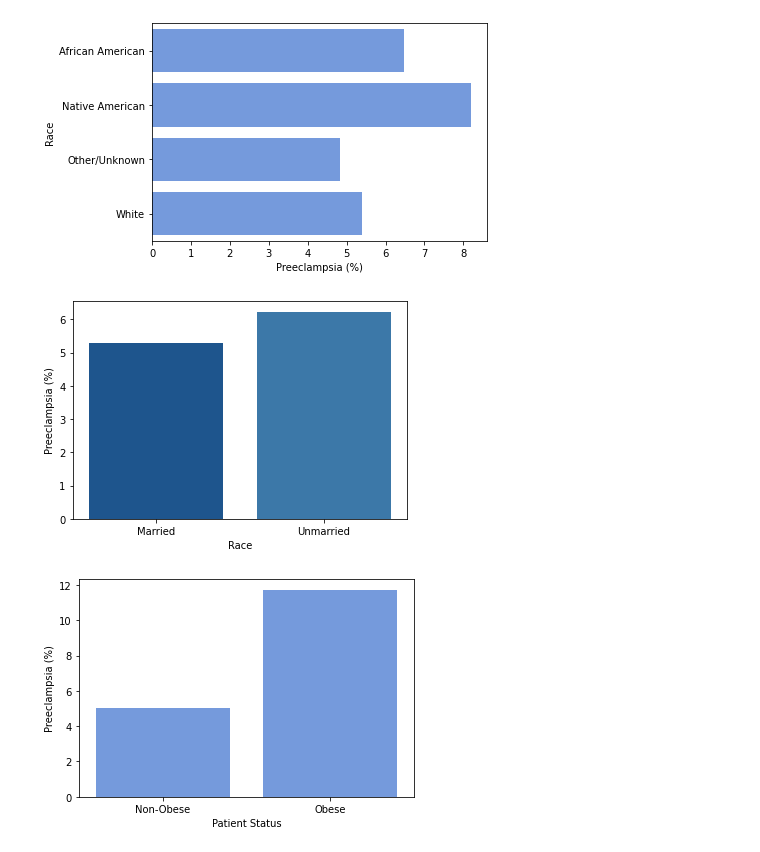
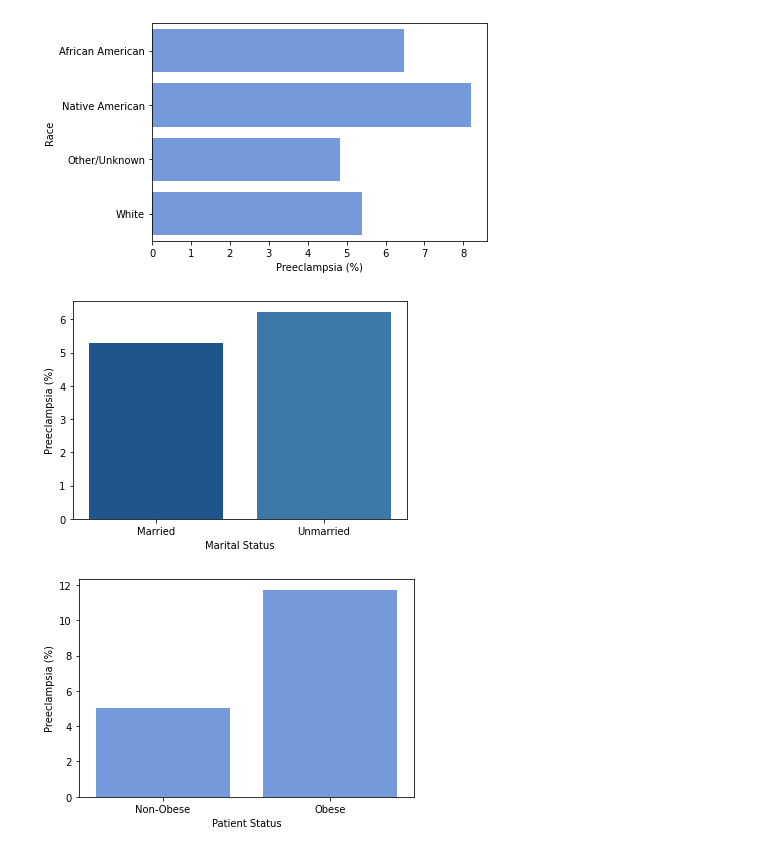
Before and after one commit to rachellb/Bennett_OUDSA5900, a Jupyter notebook: Descriptions/Oklahoma Descriptions.ipynb, the cells around one changed output. Cells and saved outputs as stored; diff of their text form; code cells hidden in the pictures.

```diff
--- a/Descriptions/Oklahoma Descriptions.ipynb
+++ b/Descriptions/Oklahoma Descriptions.ipynb
@@ -12,7 +19,17 @@ sns.__version__
 # %%
+"""
 ok2017 = pd.read_csv('file:///home/rachel/Documents/Preeclampsia_Research/Data/Oklahom_PUDF_2020.08.27/2017%20IP/pudf_cd.txt',
             sep=",")
 ok2018 = pd.read_csv('file:///home/rachel/Documents/Preeclampsia_Research/Data/Oklahom_PUDF_2020.08.27/2018%20IP/pudf_cdv2.txt',sep=",")
+"""
+
+parent = os.path.dirname(os.getcwd())
+dataPath2017 = os.path.join(parent, r"Data/Oklahom_PUDF_2020.08.27/2017%20IP/pudf_cd.txt")
+dataPath2018 = os.path.join(parent, r"Data/Oklahom_PUDF_2020.08.27/2018%20IP/pudf_cdv2.txt")
+
+
+ok2017 = pd.read_csv('file://' + dataPath2017)
+ok2018 = pd.read_csv('file://' + dataPath2018)
 
 # Dropping unneeded columns
 ok2017.drop(columns=['pk_pudf', 'id_hups', 'cd_hospital_type', 'cd_admission_type_src', 'no_total_chgs',
@@ -285,4 +302,27 @@ for disease in diseaseDictionary:
         for col in diagnosisColumns:
             ok2018.loc[ok2018[col].str.startswith(codes, na=False), [disease]] = 1
 
+
+
+
+ok2017.drop(columns=['pdx',
+                             'dx1', 'dx2', 'dx3', 'dx4', 'dx5', 'dx6', 'dx7',
+                             'dx8', 'dx9', 'dx10', 'dx11', 'dx12', 'dx13', 'dx14',
+                             'dx15', 'ppoa', 'poa1', 'poa2', 'poa3', 'poa4',
+                             'poa5', 'poa6', 'poa7', 'poa8', 'poa9', 'poa10',
+                             'poa11', 'poa12', 'poa13', 'poa14', 'poa15', 'ppx',
+                             'px1', 'px2', 'px3', 'px4', 'px5', 'px6', 'px7',
+                             'px8', 'px9', 'px10', 'px11', 'px12', 'px13', 'px14',
+                             'px15'], inplace=True)
+
+ok2018.drop(columns=['pdx',
+                     'dx1', 'dx2', 'dx3', 'dx4', 'dx5', 'dx6', 'dx7',
+                     'dx8', 'dx9', 'dx10', 'dx11', 'dx12', 'dx13', 'dx14',
+                     'dx15', 'ppoa', 'poa1', 'poa2', 'poa3', 'poa4',
+                     'poa5', 'poa6', 'poa7', 'poa8', 'poa9', 'poa10',
+                     'poa11', 'poa12', 'poa13', 'poa14', 'poa15', 'ppx',
+                     'px1', 'px2', 'px3', 'px4', 'px5', 'px6', 'px7',
+                     'px8', 'px9', 'px10', 'px11', 'px12', 'px13', 'px14',
+                     'px15'], inplace=True)
+
 data = ok2017.append(ok2018)
@@ -528,11 +587,11 @@ plt.savefig('RacePreeclampsiaOklahoma.png', dpi=400, bbox_inches = "tight")
 # %%
 sns.set_palette("Blues_r")
 marriage = (data.groupby('Marital_status')['Preeclampsia/Eclampsia'].sum())/data.Marital_status.value_counts()*100
 ax = sns.barplot(x=marriage.index, y=marriage.values)
-ax.set(xlabel='Race',ylabel='Preeclampsia (%)')
+ax.set(xlabel='Marital Status',ylabel='Preeclampsia (%)')
 plt.savefig('MSPreeclampsiaOklahoma.png', dpi=400, bbox_inches = "tight")
 # %% [output]
-[figure, old version]
+[figure, new version]
 # %%
 sns.set_palette("Blues_r")
 Obesity = (data.groupby('Obesity')['Preeclampsia/Eclampsia'].sum())/data.Obesity.value_counts()*100
```
Also changed, not shown: parts of 12 cells of this notebook, 2 other files.
